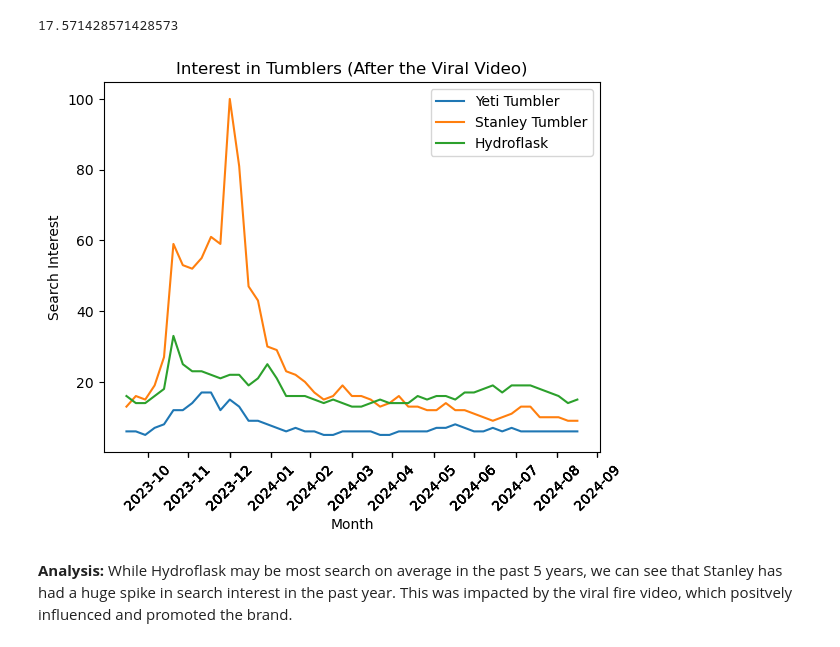
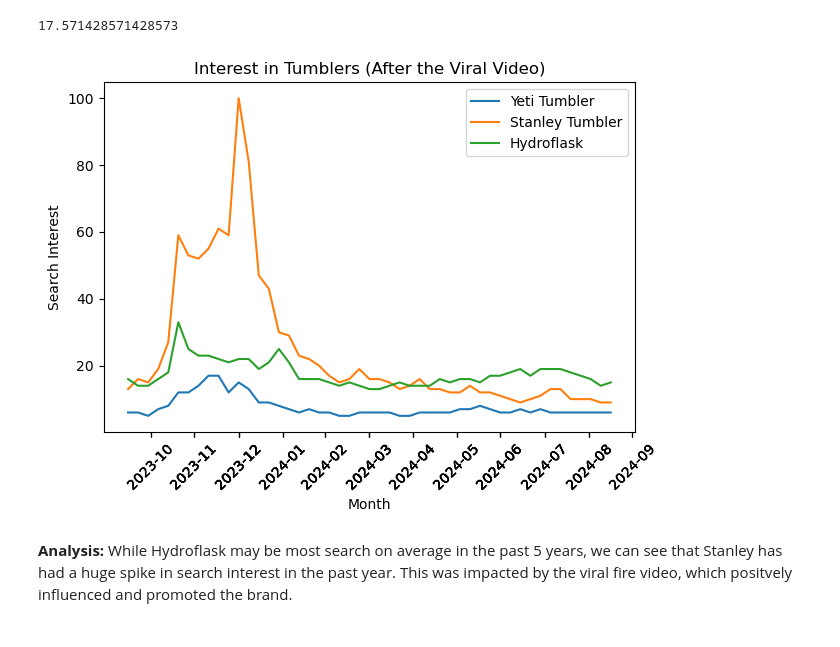
Before and after one commit to Crystal-Gonzales/Project-1, a Jupyter notebook: Tumbler/Fire-Proof Tumblers.ipynb, the cells around one changed output. Drawn from its saved outputs; the diff is of its cells as text; code cells hidden in the pictures.

```diff
--- a/Tumbler/Fire-Proof Tumblers.ipynb
+++ b/Tumbler/Fire-Proof Tumblers.ipynb
@@ -125,20 +126,21 @@ viral_time_df["hydroflask: (United States)"].mean()
 # %%
 # Use MaxNLocator to limit # of ticks
 plt.gca().xaxis.set_major_locator(MaxNLocator(nbins=6))
 
 # Line graph on Yeti after the viral video
 plt.plot(viral_time_df['Week'], viral_time_df["yeti tumbler: (United States)"], label='Yeti Tumbler')
 plt.plot(viral_time_df['Week'], viral_time_df["stanley tumbler: (United States)"], label='Stanley Tumbler')
 plt.plot(viral_time_df['Week'], viral_time_df["hydroflask: (United States)"], label="Hydroflask")
 plt.title("Interest in Tumblers (After the Viral Video)")
 plt.xlabel("Month")
 plt.ylabel("Search Interest")
 plt.xticks(ticks=viral_time_df['Month_Year'], labels=viral_time_df['Month_Year'], rotation=45)
 plt.legend()
+plt.tight_layout()
 plt.savefig("../Images/interest_viral.png")
 plt.show()
 # %% [output]
-[figure, old version]
+[figure, new version]
 # %% [markdown]
 **Analysis:** While Hydroflask may be most search on average in the past 5 years, we can see that Stanley has had a huge spike in search interest in the past year. This was impacted by the viral fire video, which positvely influenced and promoted the brand.
 # %% [markdown]
```
Also changed, not shown: parts of 1 cell of this notebook, 2 other files.
